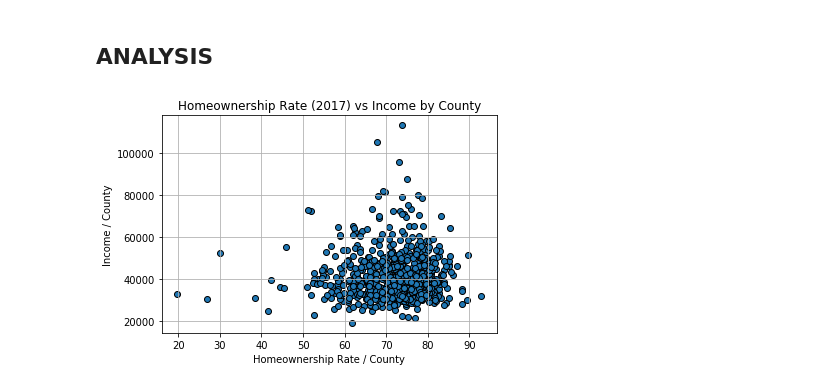
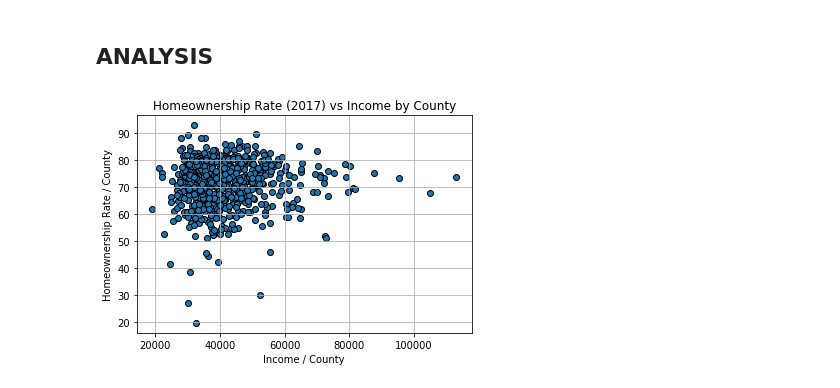
Before and after one commit to natashacrosby/Project_1, a Jupyter notebook: Analysis_HOR_Income.ipynb, the cells around one changed output. Cells and saved outputs as stored; diff of their text form; code cells hidden in the pictures.

```diff
--- a/Analysis_HOR_Income.ipynb
+++ b/Analysis_HOR_Income.ipynb
@@ -67,14 +67,14 @@ len(Income_Analysis)
 # %% [markdown]
 ## ANALYSIS
 # %%
-plt.scatter(Income_Analysis["HOR"], Income_Analysis["2015"], marker="o", edgecolor='black')
+plt.scatter(Income_Analysis["2015"], Income_Analysis["HOR"], marker="o", edgecolor='black')
 plt.title("Homeownership Rate (2017) vs Income by County")
-plt.xlabel("Homeownership Rate / County")
-plt.ylabel("Income / County")
+plt.ylabel("Homeownership Rate / County")
+plt.xlabel("Income / County")
 plt.grid(True)
 plt.savefig('Pictures/Post_sec_scatter.png')
 # %% [output]
-[figure, old version]
+[figure, new version]
 # %%
 x = Income_Analysis["HOR"]
 y = Income_Analysis["2015"]
```
Also changed, not shown: parts of 2 cells of this notebook.
